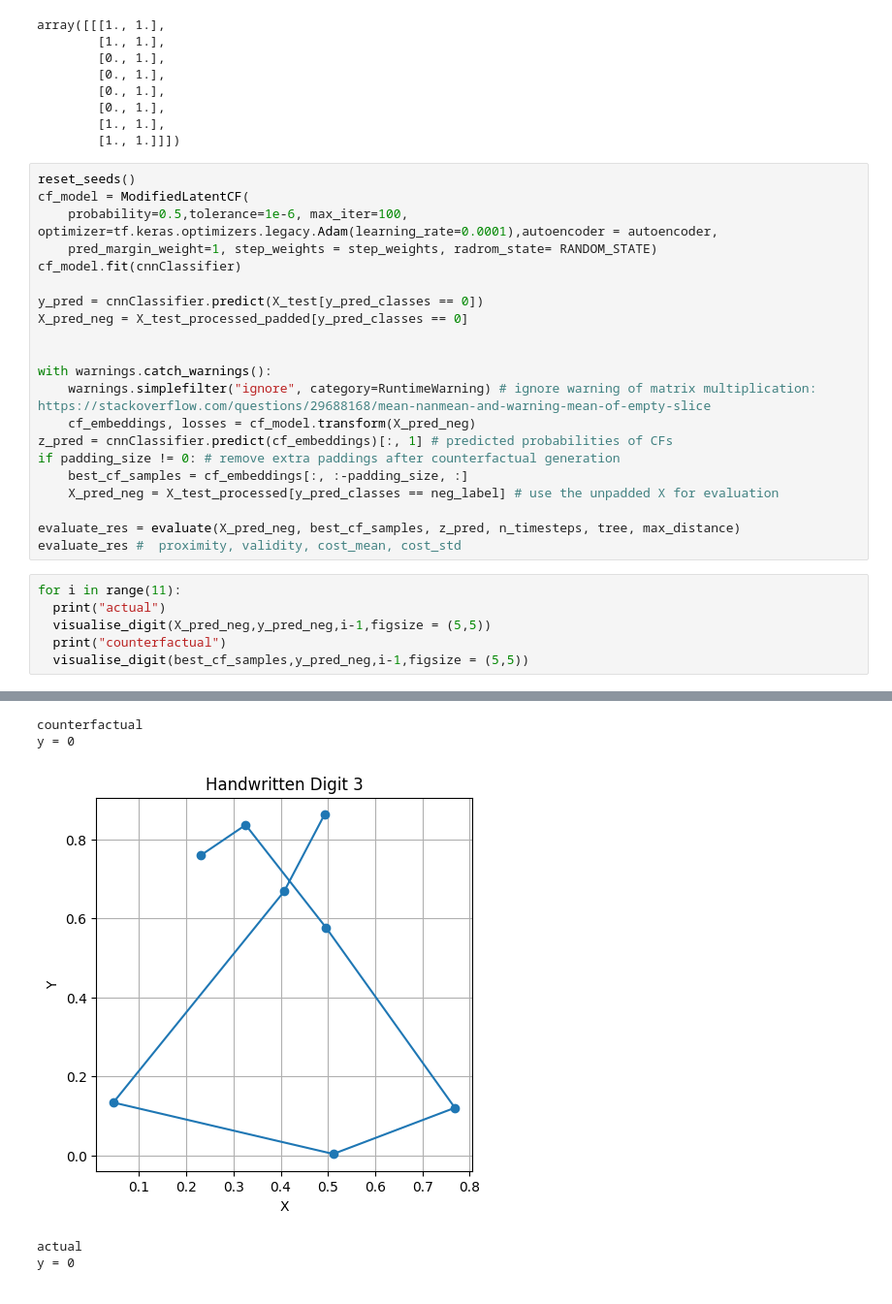
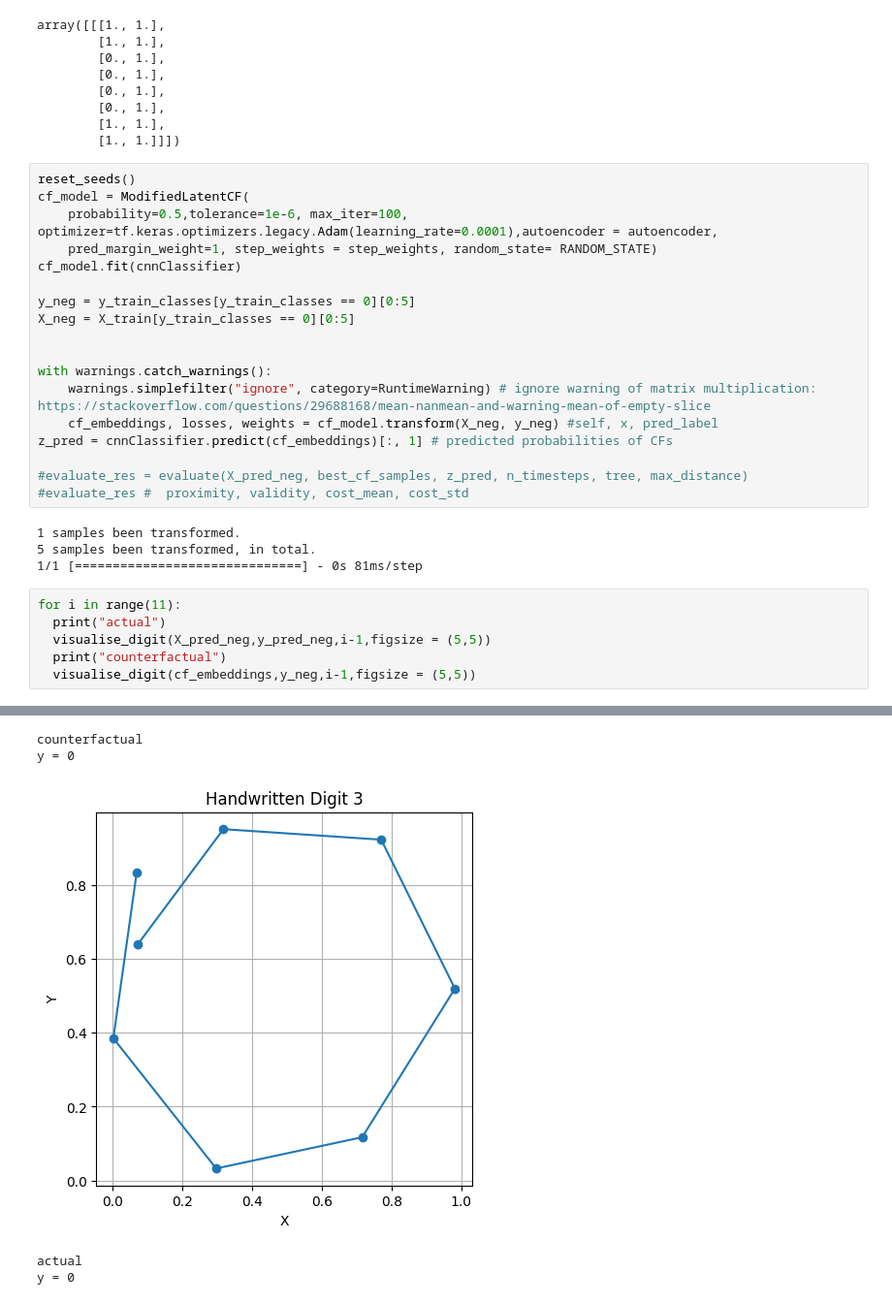
Before and after one commit to stellagerantoni/LatentCfMultivariate, a Jupyter notebook: multivariate_pendigits.ipynb, the cells around one changed output, grey strips where cells are left out. Shown at 97% size. Cells and saved outputs as stored; diff of their text form.

```diff
--- a/multivariate_pendigits.ipynb
+++ b/multivariate_pendigits.ipynb
@@ -384,29 +392,30 @@ array([[[1., 1.],
 reset_seeds()
 cf_model = ModifiedLatentCF(
     probability=0.5,tolerance=1e-6, max_iter=100, optimizer=tf.keras.optimizers.legacy.Adam(learning_rate=0.0001),autoencoder = autoencoder,
-    pred_margin_weight=1, step_weights = step_weights, radrom_state= RANDOM_STATE)
+    pred_margin_weight=1, step_weights = step_weights, random_state= RANDOM_STATE)
 cf_model.fit(cnnClassifier)
 
-y_pred = cnnClassifier.predict(X_test[y_pred_classes == 0])
-X_pred_neg = X_test_processed_padded[y_pred_classes == 0]
+y_neg = y_train_classes[y_train_classes == 0][0:5]
+X_neg = X_train[y_train_classes == 0][0:5]
 
 
 with warnings.catch_warnings():
     warnings.simplefilter("ignore", category=RuntimeWarning) # ignore warning of matrix multiplication: https://stackoverflow.com/questions/29688168/mean-nanmean-and-warning-mean-of-empty-slice
-    cf_embeddings, losses = cf_model.transform(X_pred_neg)
+    cf_embeddings, losses, weights = cf_model.transform(X_neg, y_neg) #self, x, pred_label
 z_pred = cnnClassifier.predict(cf_embeddings)[:, 1] # predicted probabilities of CFs
-if padding_size != 0: # remove extra paddings after counterfactual generation
-    best_cf_samples = cf_embeddings[:, :-padding_size, :]
-    X_pred_neg = X_test_processed[y_pred_classes == neg_label] # use the unpadded X for evaluation
 
-evaluate_res = evaluate(X_pred_neg, best_cf_samples, z_pred, n_timesteps, tree, max_distance)
-evaluate_res #  proximity, validity, cost_mean, cost_std
+#evaluate_res = evaluate(X_pred_neg, best_cf_samples, z_pred, n_timesteps, tree, max_distance)
+#evaluate_res #  proximity, validity, cost_mean, cost_std
+# %% [output]
+1 samples been transformed.
+5 samples been transformed, in total.
+1/1 [==============================] - 0s 81ms/step
 # %%
 for i in range(11):
   print("actual")
   visualise_digit(X_pred_neg,y_pred_neg,i-1,figsize = (5,5))
   print("counterfactual")
-  visualise_digit(best_cf_samples,y_pred_neg,i-1,figsize = (5,5))
+  visualise_digit(cf_embeddings,y_neg,i-1,figsize = (5,5))
 # %% [output]
 actual
 y = 0
@@ -420,5 +429,5 @@ y = 0
 counterfactual
 y = 0
-[figure, old version]
+[figure, new version]
 actual
 y = 0
```
Also changed, not shown: parts of 6 cells of this notebook.
